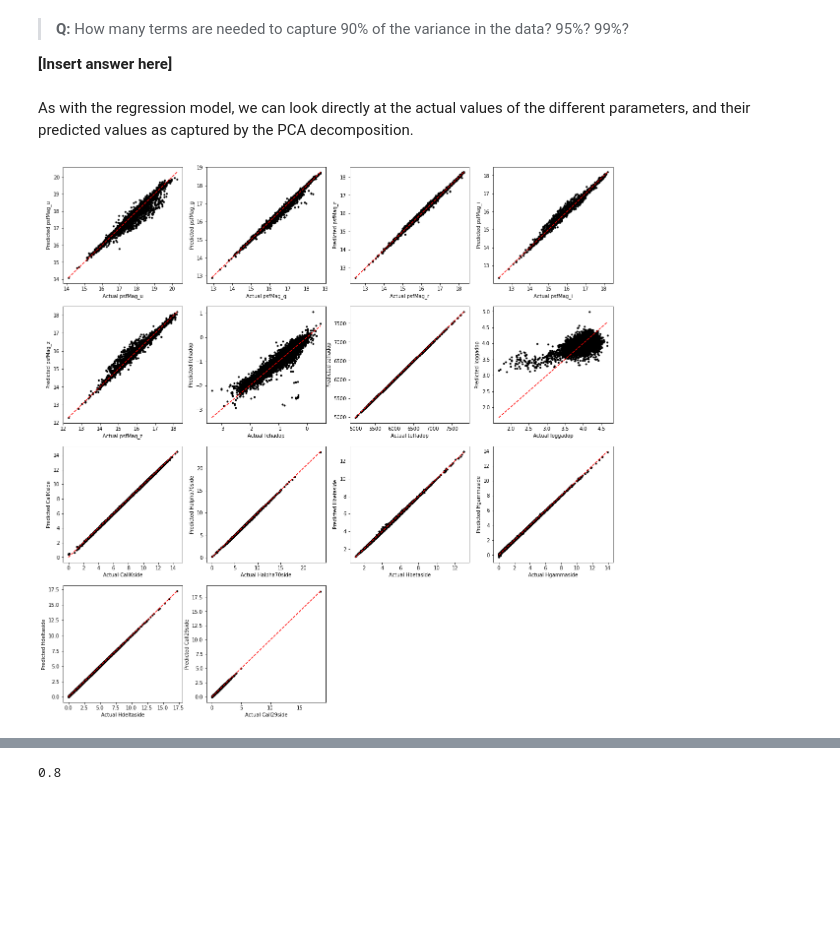
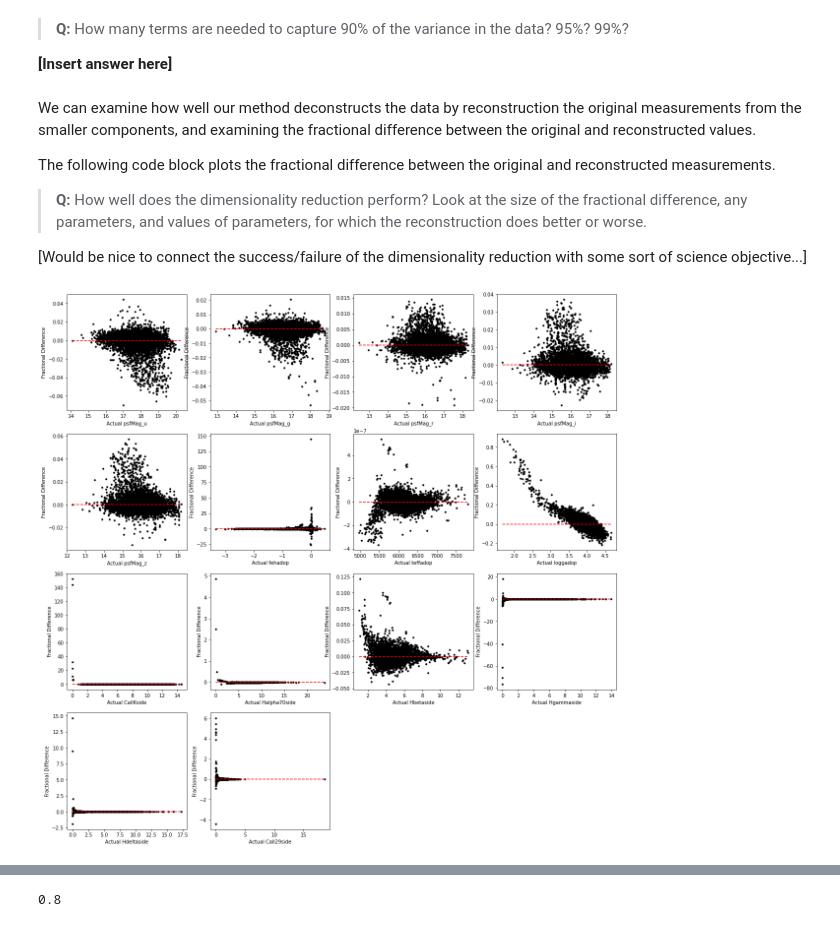
Before and after one commit to kevin-flaherty/Astro211, a Jupyter notebook: Lab8_MachineLearning/MachineLearning.ipynb, the cells around one changed output, grey strips where cells are left out. Cells and saved outputs as stored; diff of their text form; code cells hidden in the pictures; blank space fills up the shorter version.

```diff
--- a/Lab8_MachineLearning/MachineLearning.ipynb
+++ b/Lab8_MachineLearning/MachineLearning.ipynb
@@ -347,14 +363,22 @@ print(model.explained_variance_ratio_)
 
 **[Insert answer here]**
 # %% [markdown]
-As with the regression model, we can look directly at the actual values of the different parameters, and their predicted values as captured by the PCA decomposition.
+We can examine how well our method deconstructs the data by reconstruction the original measurements from the smaller components, and examining the fractional difference between the original and reconstructed values.
+
+The following code block plots the fractional difference between the original and reconstructed measurements.
+
+> **Q:** How well does the dimensionality reduction perform? Look at the size of the fractional difference, any parameters, and values of parameters, for which the reconstruction does better or worse.
+
+[Would be nice to connect the success/failure of the dimensionality reduction with some sort of science objective...]
 # %%
+X_all_rec = model.inverse_transform(X_all_scaled) ### This line reconstructs the orignal measurements from the deconstructed values.
+
 plt.figure(figsize=(20,20))
 for i,key in enumerate(X_all.keys()):
     plt.subplot(nplots,nplots,i+1)
-    plt.plot(X_all[key],X_all_rec[:,i],'.k')
-    plt.plot([X_all[key].min(),X_all[key].max()],[X_all[key].min(),X_all[key].max()],'--r')
+    plt.plot(X_all[key],(X_all_rec[:,i]-X_all[key])/X_all[key],'.k')
+    plt.plot([X_all[key].min(),X_all[key].max()],[0,0],'--r')
     plt.xlabel('Actual '+key)
-    plt.ylabel('Predicted '+key)
+    plt.ylabel('Fractional Difference')
 # %% [output]
-[figure, old version]
+[figure, new version]
```
Also changed, not shown: parts of 16 cells of this notebook, 6 other files.
